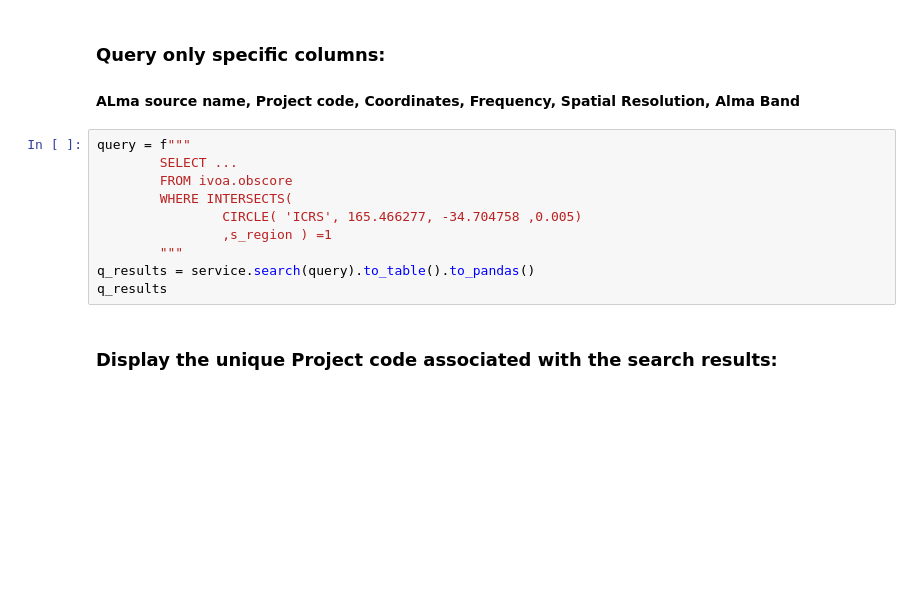
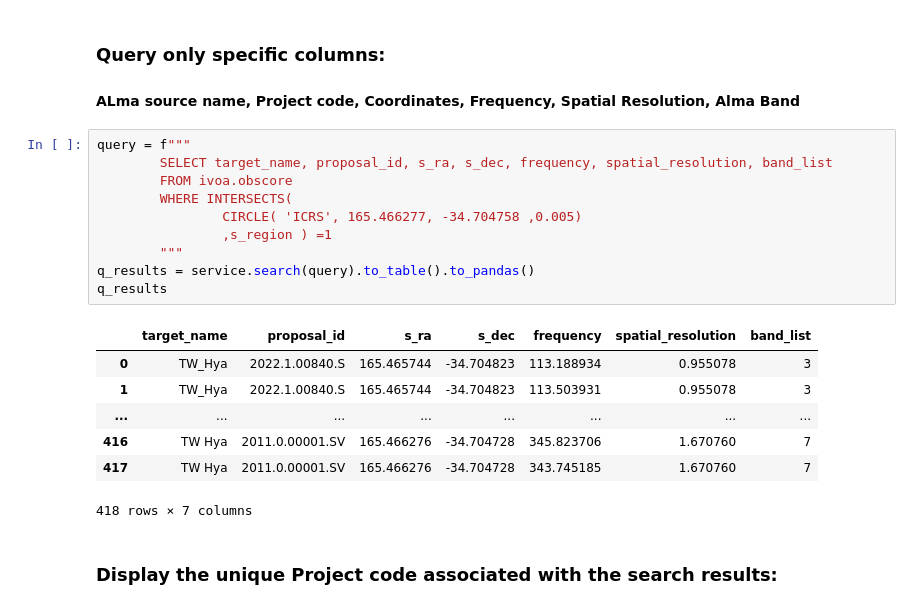
Before and after one commit to MTeasdale01/MTeasdale01, a Jupyter notebook: Query_tutorial_PPD.ipynb, the cells around one changed output. Cells and saved outputs as stored; diff of their text form; blank space fills up the shorter version.

```diff
--- a/Query_tutorial_PPD.ipynb
+++ b/Query_tutorial_PPD.ipynb
@@ -237,14 +265,22 @@ print(q_results.columns)
 #### ALma source name, Project code, Coordinates, Frequency, Spatial Resolution, Alma Band
 # %%
 query = f"""
-        SELECT ...
+        SELECT target_name, proposal_id, s_ra, s_dec, frequency, spatial_resolution, band_list
         FROM ivoa.obscore
         WHERE INTERSECTS(
                 CIRCLE( 'ICRS', 165.466277, -34.704758 ,0.005)
                 ,s_region ) =1
         """
 q_results = service.search(query).to_table().to_pandas()
 q_results
+# %% [output]
+|  | target_name | proposal_id | s_ra | s_dec | frequency | spatial_resolution | band_list |
+| 0 | TW_Hya | 2022.1.00840.S | 165.465744 | -34.704823 | 113.188934 | 0.955078 | 3 |
+| 1 | TW_Hya | 2022.1.00840.S | 165.465744 | -34.704823 | 113.503931 | 0.955078 | 3 |
+| ... | ... | ... | ... | ... | ... | ... | ... |
+| 416 | TW Hya | 2011.0.00001.SV | 165.466276 | -34.704728 | 345.823706 | 1.670760 | 7 |
+| 417 | TW Hya | 2011.0.00001.SV | 165.466276 | -34.704728 | 343.745185 | 1.670760 | 7 |
+418 rows × 7 columns
 # %% [markdown]
 ### Display the unique Project code associated with the search results:
 # %%
```
Also changed, not shown: parts of 2 cells of this notebook.
